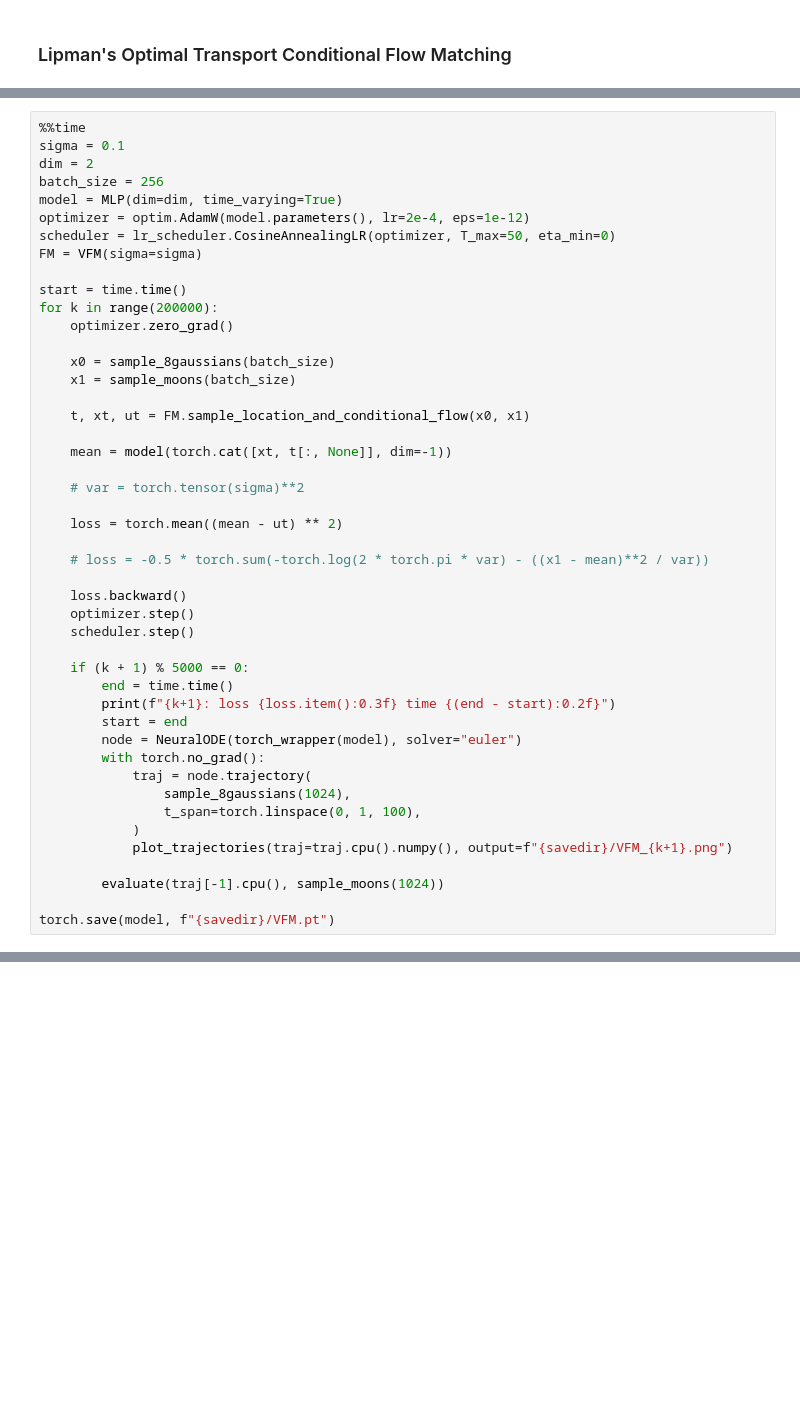
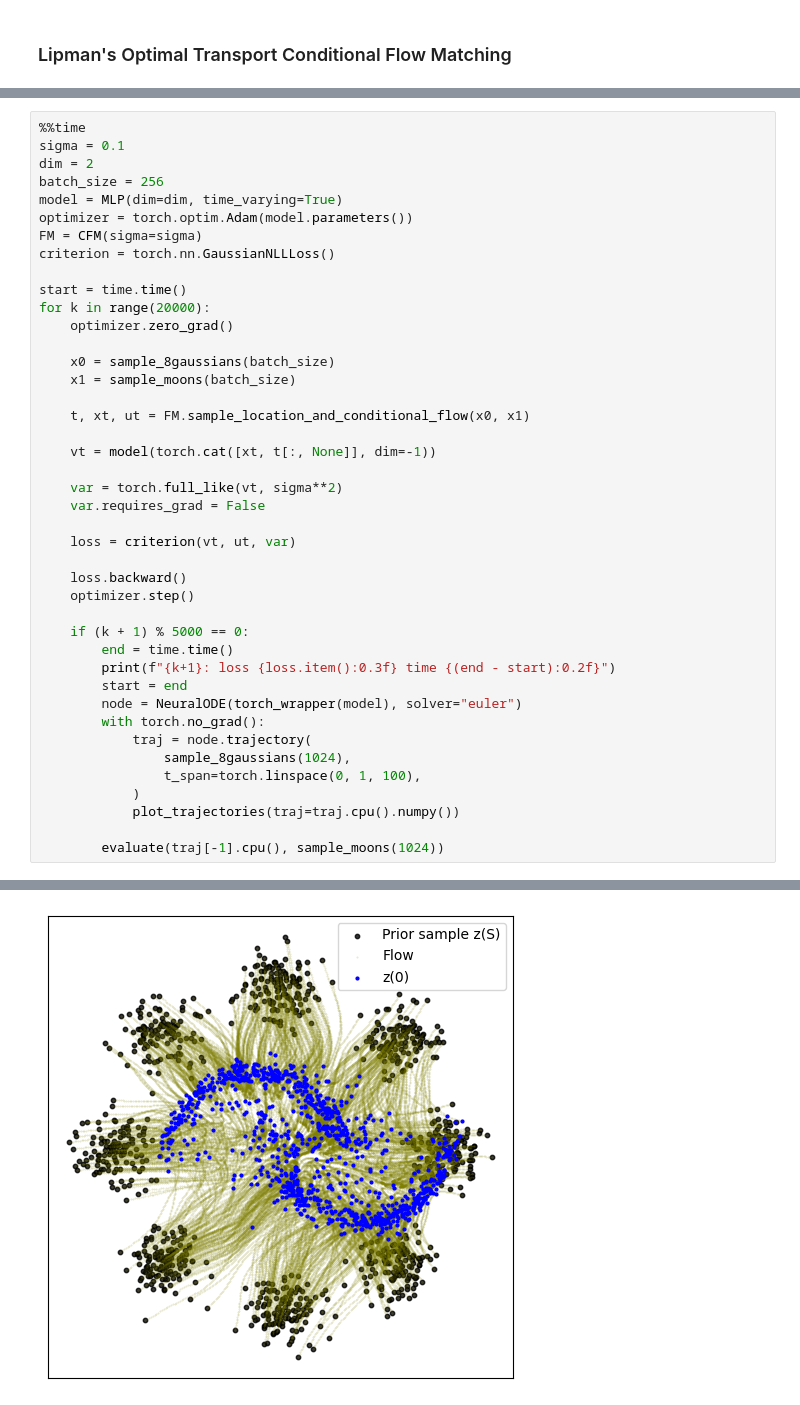
Before and after one commit to andresguzco/xvfm, a Jupyter notebook: Main.ipynb, the cells around one changed output, grey strips where cells are left out. Saved outputs shown, nothing was run; the diff lists cells and outputs as text; blank space fills up the shorter version.

```diff
--- a/Main.ipynb
+++ b/Main.ipynb
@@ -180,12 +188,12 @@ sigma = 0.1
 dim = 2
 batch_size = 256
 model = MLP(dim=dim, time_varying=True)
-optimizer = optim.AdamW(model.parameters(), lr=2e-4, eps=1e-12)
-scheduler = lr_scheduler.CosineAnnealingLR(optimizer, T_max=50, eta_min=0)
-FM = VFM(sigma=sigma)
+optimizer = torch.optim.Adam(model.parameters())
+FM = CFM(sigma=sigma)
+criterion = torch.nn.GaussianNLLLoss()
 
 start = time.time()
-for k in range(200000):
+for k in range(20000):
     optimizer.zero_grad()
 
     x0 = sample_8gaussians(batch_size)
@@ -193,17 +201,15 @@ for k in range(200000):
 
     t, xt, ut = FM.sample_location_and_conditional_flow(x0, x1)
 
-    mean = model(torch.cat([xt, t[:, None]], dim=-1))
+    vt = model(torch.cat([xt, t[:, None]], dim=-1))
 
-    # var = torch.tensor(sigma)**2
+    var = torch.full_like(vt, sigma**2)
+    var.requires_grad = False
 
-    loss = torch.mean((mean - ut) ** 2)
-
-    # loss = -0.5 * torch.sum(-torch.log(2 * torch.pi * var) - ((x1 - mean)**2 / var))
+    loss = criterion(vt, ut, var)
 
     loss.backward()
     optimizer.step()
-    scheduler.step()
 
     if (k + 1) % 5000 == 0:
         end = time.time()
@@ -215,9 +221,7 @@ for k in range(200000):
                 sample_8gaussians(1024),
                 t_span=torch.linspace(0, 1, 100),
             )
-            plot_trajectories(traj=traj.cpu().numpy(), output=f"{savedir}/VFM_{k+1}.png")
+            plot_trajectories(traj=traj.cpu().numpy())
 
         evaluate(traj[-1].cpu(), sample_moons(1024))
-
-torch.save(model, f"{savedir}/VFM.pt")
 # %% [output]
@@ -240,0 +229 @@ Fréchet Distance: 0.0315. Hausdorff Distance: 1.3052. Energy Distance: 0.0675.
+[figure, added]
```
Also changed, not shown: parts of 11 cells of this notebook, 38 other files.
